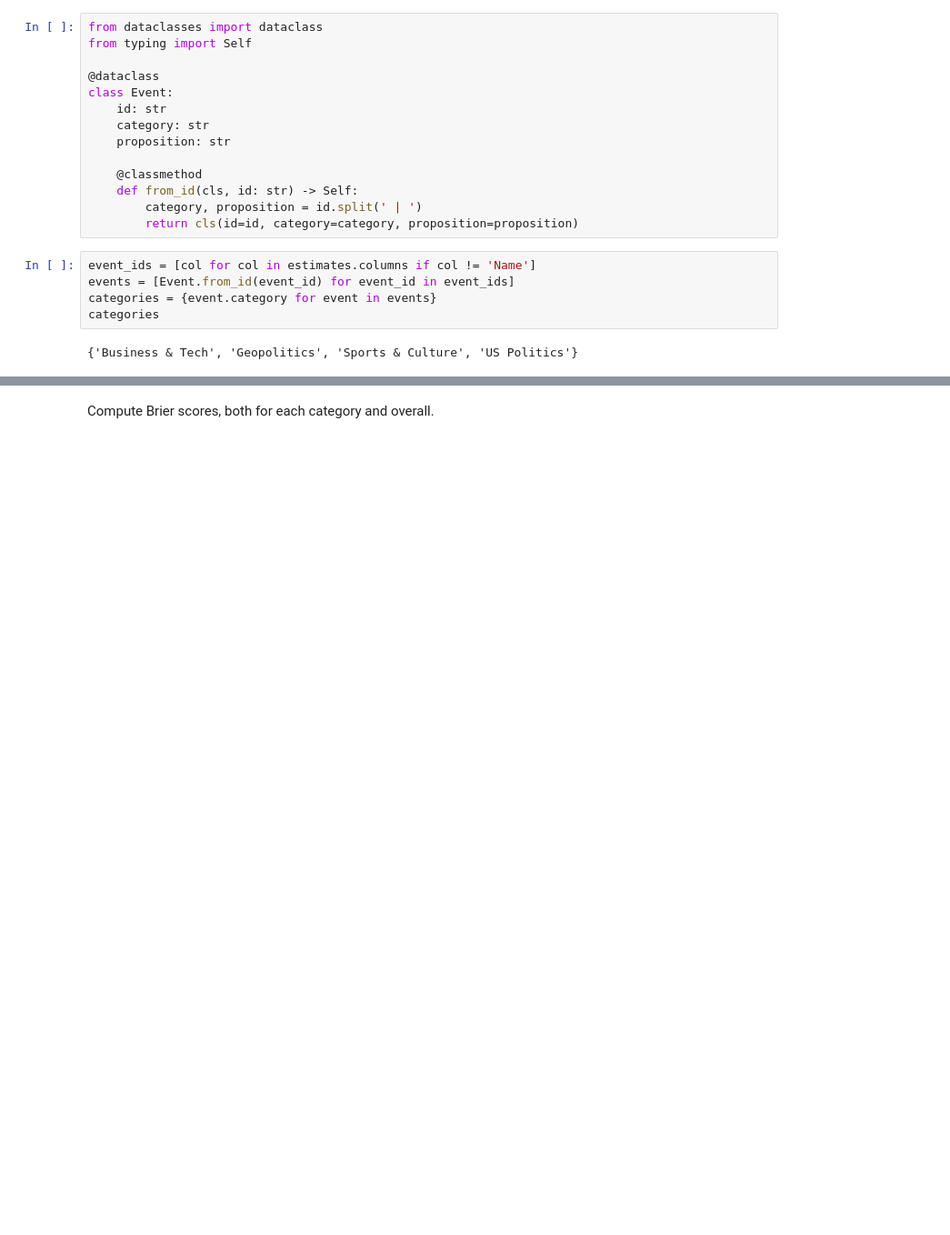
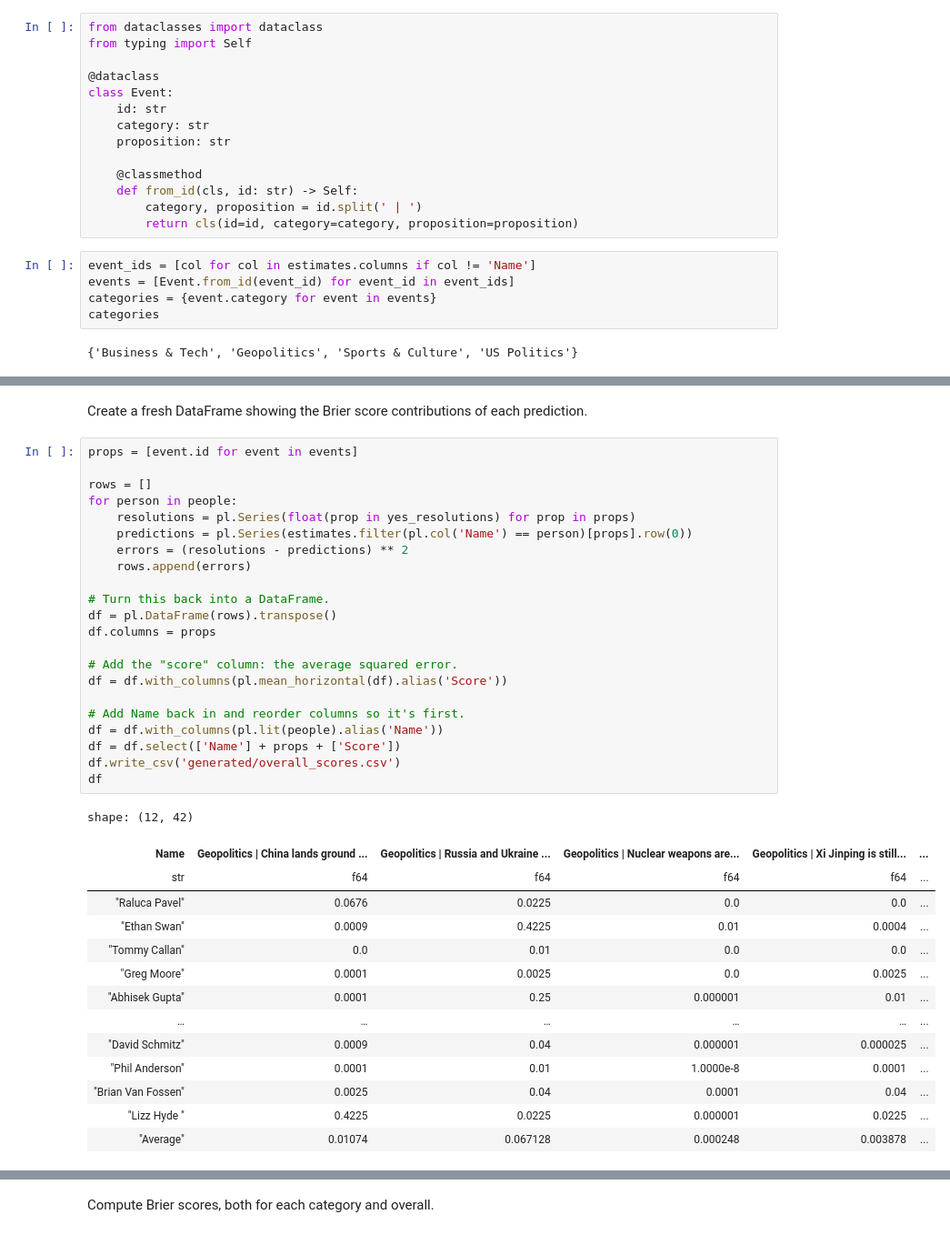
Before and after one commit to eswan18/forecasting, a Jupyter notebook: 2024/Notebook.ipynb, the cells around one changed output, grey strips where cells are left out. Shown: that part at 91% size. Drawn from its saved outputs; the diff is of its cells as text; blank space fills up the shorter version.

Commit message:
Clean up; move assets to "generated" folder.

```diff
--- a/2024/Notebook.ipynb
+++ b/2024/Notebook.ipynb
@@ -134,0 +153,39 @@ categories
+# %% [markdown]
+Create a fresh DataFrame showing the Brier score contributions of each prediction.
+# %%
+props = [event.id for event in events]
+
+rows = []
+for person in people:
+    resolutions = pl.Series(float(prop in yes_resolutions) for prop in props)
+    predictions = pl.Series(estimates.filter(pl.col('Name') == person)[props].row(0))
+    errors = (resolutions - predictions) ** 2
+    rows.append(errors)
+
+# Turn this back into a DataFrame.
+df = pl.DataFrame(rows).transpose()
+df.columns = props
+
+# Add the "score" column: the average squared error.
+df = df.with_columns(pl.mean_horizontal(df).alias('Score'))
+
+# Add Name back in and reorder columns so it's first.
+df = df.with_columns(pl.lit(people).alias('Name'))
+df = df.select(['Name'] + props + ['Score'])
+df.write_csv('generated/overall_scores.csv')
+df
+# %% [output]
+shape: (12, 42)
+| Name | Geopolitics | China lands ground ... | Geopolitics | Russia and Ukraine ... | Geopolitics | Nuclear weapons are... | Geopolitics | Xi Jinping is still... | ... |
+| str | f64 | f64 | f64 | f64 | ... |
+| "Raluca Pavel" | 0.0676 | 0.0225 | 0.0 | 0.0 | ... |
+| "Ethan Swan" | 0.0009 | 0.4225 | 0.01 | 0.0004 | ... |
+| "Tommy Callan" | 0.0 | 0.01 | 0.0 | 0.0 | ... |
+| "Greg Moore" | 0.0001 | 0.0025 | 0.0 | 0.0025 | ... |
+| "Abhisek Gupta" | 0.0001 | 0.25 | 0.000001 | 0.01 | ... |
+| … | … | … | … | … | ... |
+| "David Schmitz" | 0.0009 | 0.04 | 0.000001 | 0.000025 | ... |
+| "Phil Anderson" | 0.0001 | 0.01 | 1.0000e-8 | 0.0001 | ... |
+| "Brian Van Fossen" | 0.0025 | 0.04 | 0.0001 | 0.04 | ... |
+| "Lizz Hyde " | 0.4225 | 0.0225 | 0.000001 | 0.0225 | ... |
+| "Average" | 0.01074 | 0.067128 | 0.000248 | 0.003878 | ... |
```
Also changed, not shown: parts of 12 cells of this notebook, 5 other files.
